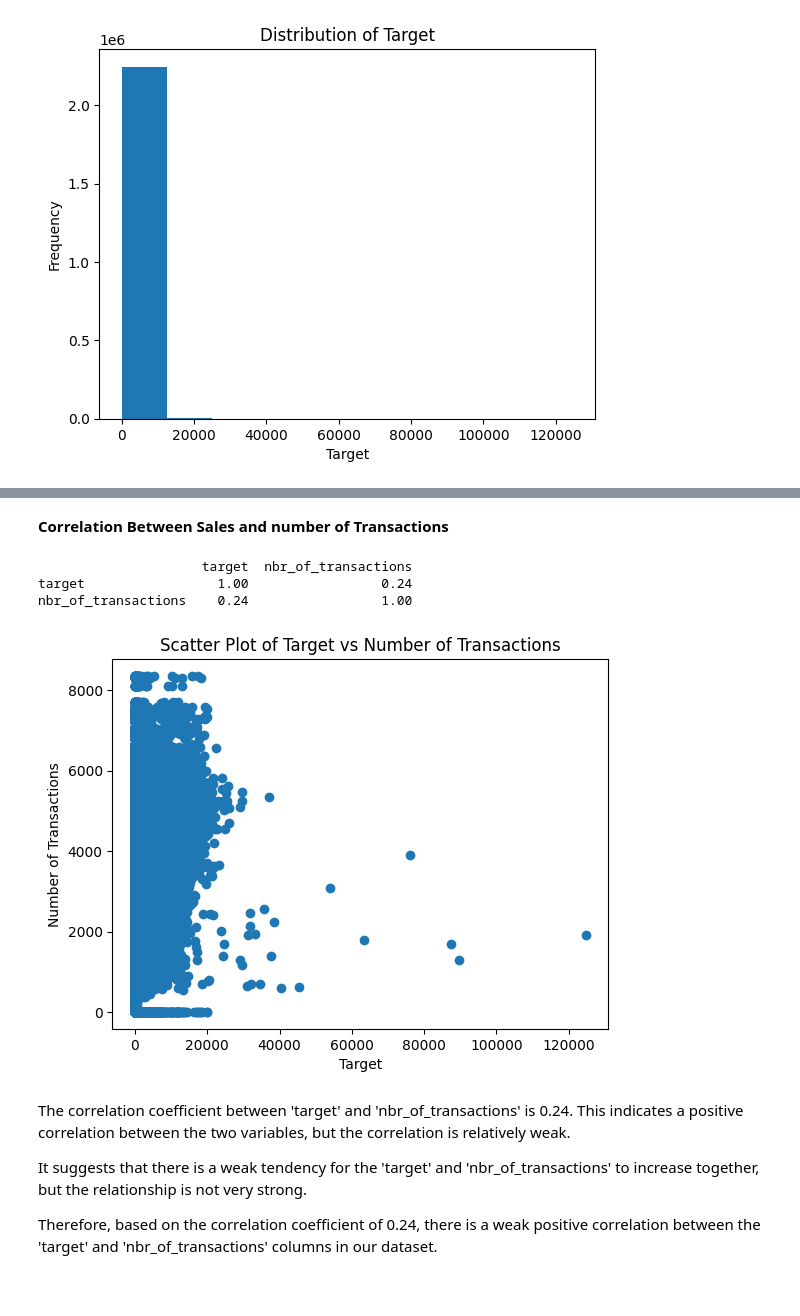
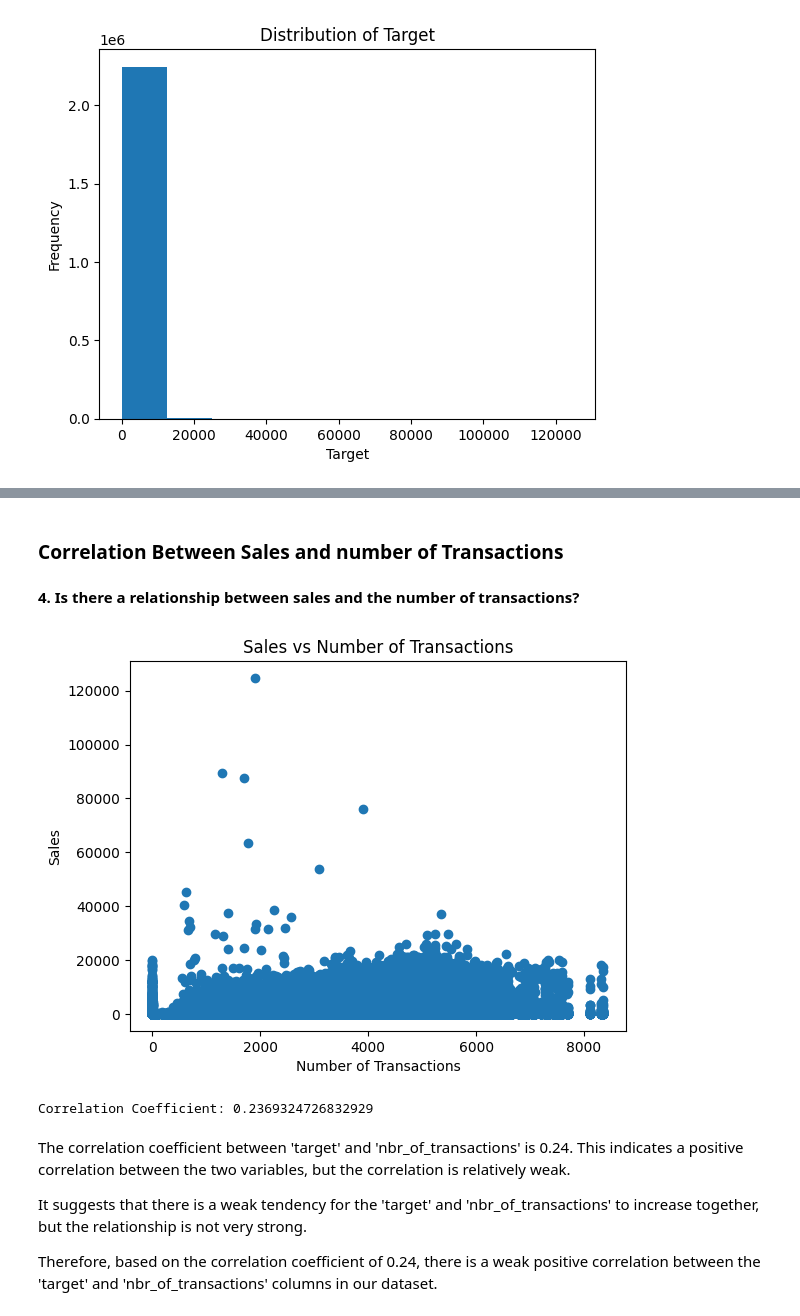
Before and after one commit to Gilbert-B/Forecasting-Sales, a Jupyter notebook: notebook/Sales_Forecast.ipynb, the cells around one changed output, grey strips where cells are left out. Drawn from its saved outputs; the diff is of its cells as text; code cells hidden in the pictures; blank space fills up the shorter version.

```diff
--- a/notebook/Sales_Forecast.ipynb
+++ b/notebook/Sales_Forecast.ipynb
@@ -796,21 +842,20 @@ plt.show()
 # %% [markdown]
-**Correlation Between Sales and number of Transactions**
+### Correlation Between Sales and number of Transactions
-# %%
-# Correlation matrix
-corr_matrix = indexedtrain[['target', 'nbr_of_transactions']].corr()
-print(corr_matrix)
-
-# Scatter plot
-plt.scatter(indexedtrain['target'], indexedtrain['nbr_of_transactions'])
-plt.xlabel('Target')
-plt.ylabel('Number of Transactions')
-plt.title('Scatter Plot of Target vs Number of Transactions')
-plt.show()
-# %% [output]
-                     target  nbr_of_transactions
-target                 1.00                 0.24
-nbr_of_transactions    0.24                 1.00
-[figure, removed]
+# %% [markdown]
+**4. Is there a relationship between sales and the number of transactions?**
+# %%
+plt.scatter(indexedtrain['nbr_of_transactions'], indexedtrain['target'])
+plt.xlabel('Number of Transactions')
+plt.ylabel('Sales')
+plt.title('Sales vs Number of Transactions')
+plt.show()
+# %% [output]
+[figure, added]
+# %%
+correlation_coefficient = indexedtrain['target'].corr(indexedtrain['nbr_of_transactions'])
+print("Correlation Coefficient:", correlation_coefficient)
+# %% [output]
+Correlation Coefficient: 0.2369324726832929
 # %% [markdown]
 The correlation coefficient between 'target' and 'nbr_of_transactions' is 0.24. This indicates a positive correlation between the two variables, but the correlation is relatively weak.
 
```
Also changed, not shown: parts of 39 cells of this notebook, 1 other file.
